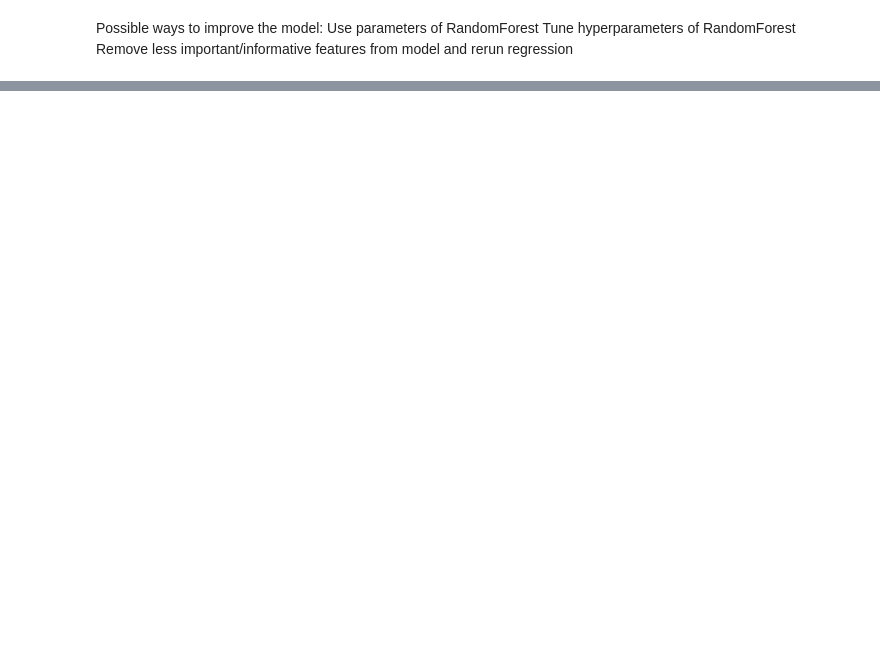
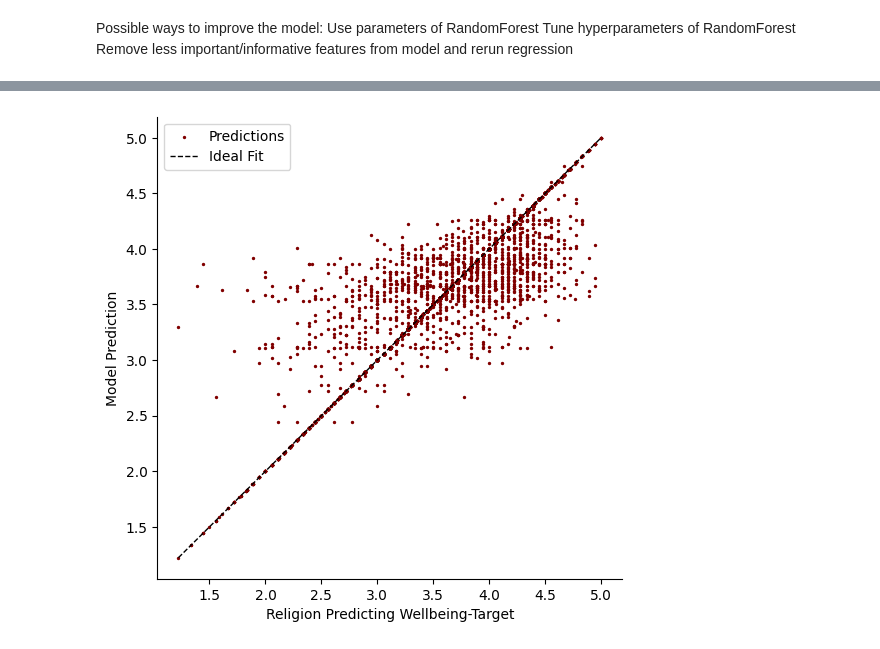
Before and after one commit to Chinenye-cloud/BDS_Hackaton, a Jupyter notebook: Hackathon.ipynb, the cells around one changed output, grey strips where cells are left out. Cells and saved outputs as stored; diff of their text form; code cells hidden in the pictures; blank space fills up the shorter version.

```diff
--- a/Hackathon.ipynb
+++ b/Hackathon.ipynb
@@ -130,0 +231,10 @@ Remove less important/informative features from model and rerun regression
+# %%
+from sklearn import tree
+
+religious_tree = tree.DecisionTreeRegressor()
+religious_tree = religious_tree.fit(train_x, train_y)
+y_pred = religious_tree.predict(train_x)
+# %%
+print_prediction(train_y, y_pred)
+# %% [output]
+[figure, added]
```
Also changed, not shown: parts of 26 cells of this notebook.
